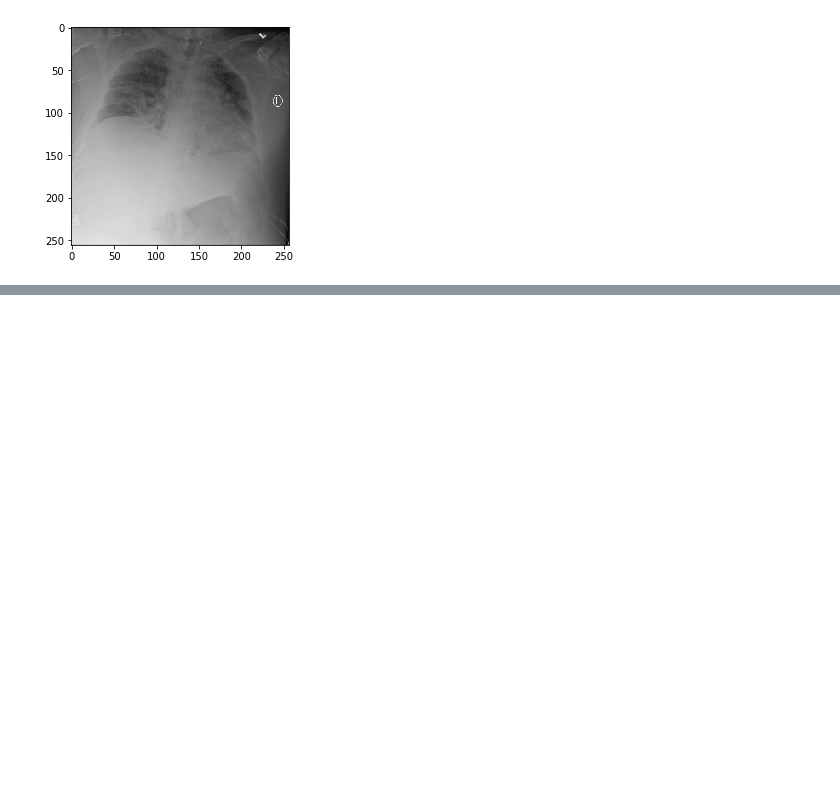
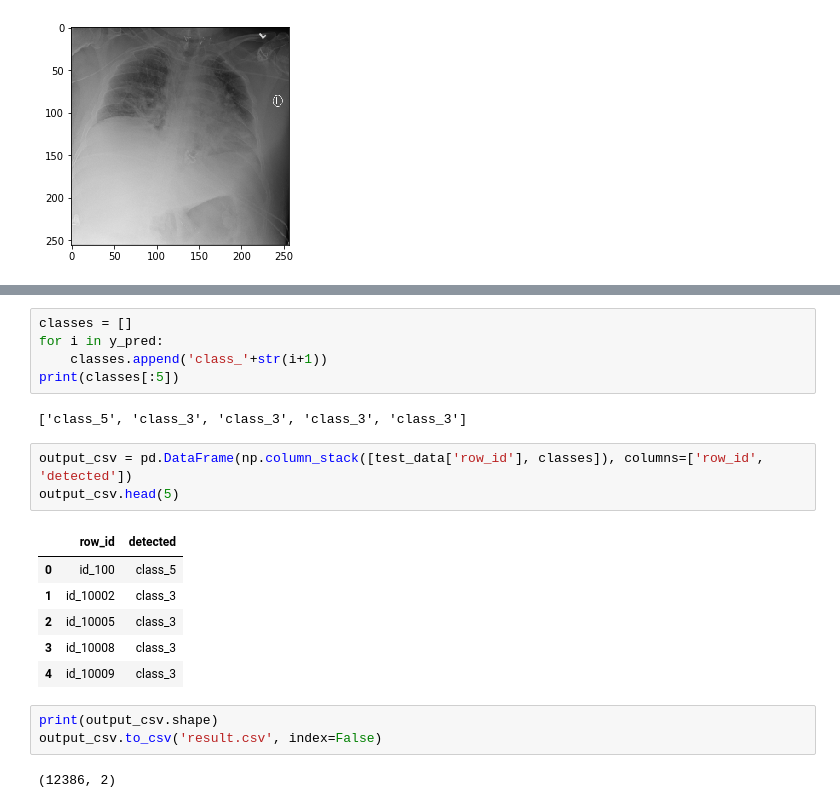
Before and after one commit to Ram81/Thorax_Disease_Classification, a Jupyter notebook: CNN.ipynb, the cells around one changed output, grey strips where cells are left out. Cells and saved outputs as stored; diff of their text form; blank space fills up the shorter version.

```diff
--- a/CNN.ipynb
+++ b/CNN.ipynb
@@ -144,0 +178,22 @@ KeyboardInterrupt:
+# %%
+classes = []
+for i in y_pred:
+    classes.append('class_'+str(i+1))
+print(classes[:5])
+# %% [output]
+['class_5', 'class_3', 'class_3', 'class_3', 'class_3']
+# %%
+output_csv = pd.DataFrame(np.column_stack([test_data['row_id'], classes]), columns=['row_id', 'detected'])
+output_csv.head(5)
+# %% [output]
+|  | row_id | detected |
+| 0 | id_100 | class_5 |
+| 1 | id_10002 | class_3 |
+| 2 | id_10005 | class_3 |
+| 3 | id_10008 | class_3 |
+| 4 | id_10009 | class_3 |
+# %%
+print(output_csv.shape)
+output_csv.to_csv('result.csv', index=False)
+# %% [output]
+(12386, 2)
```
Also changed, not shown: parts of 8 cells of this notebook.
